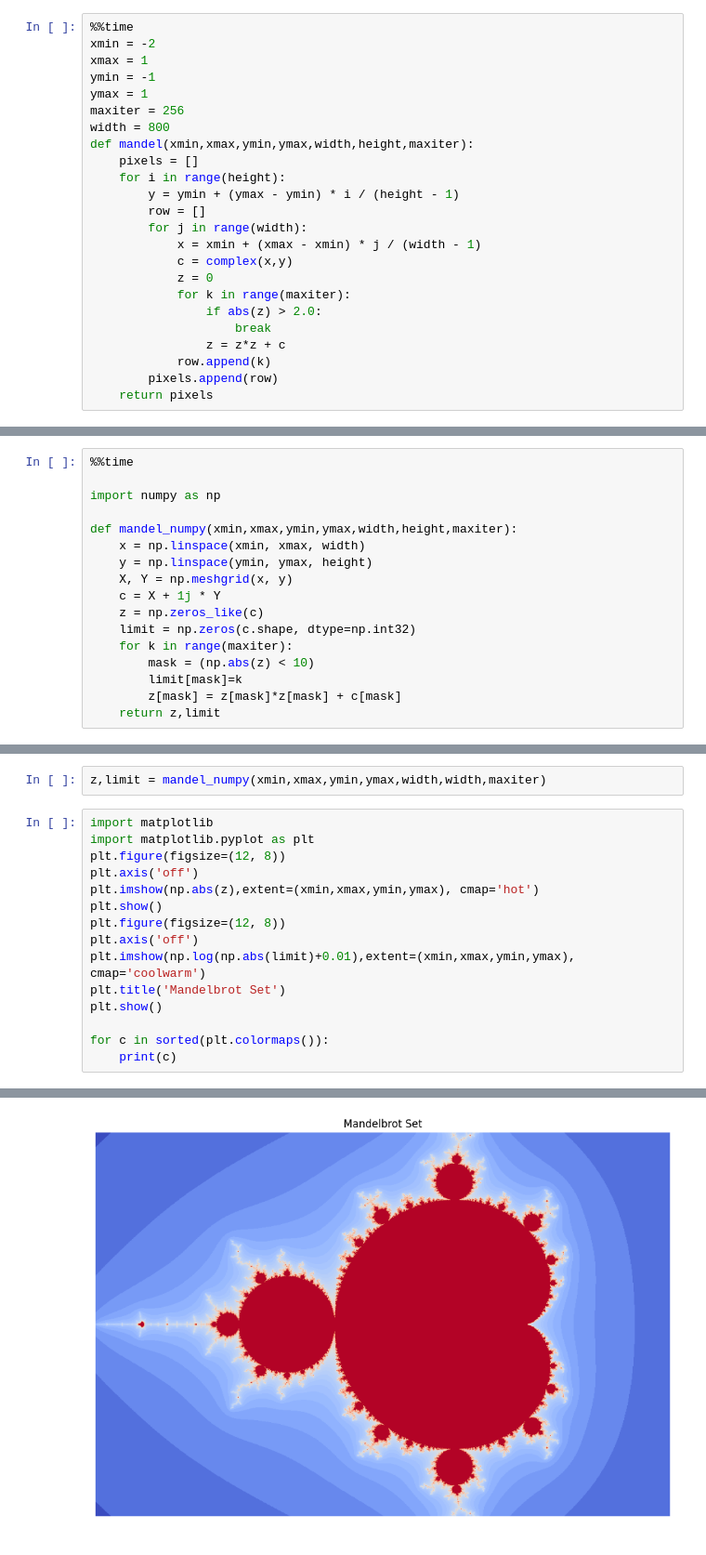
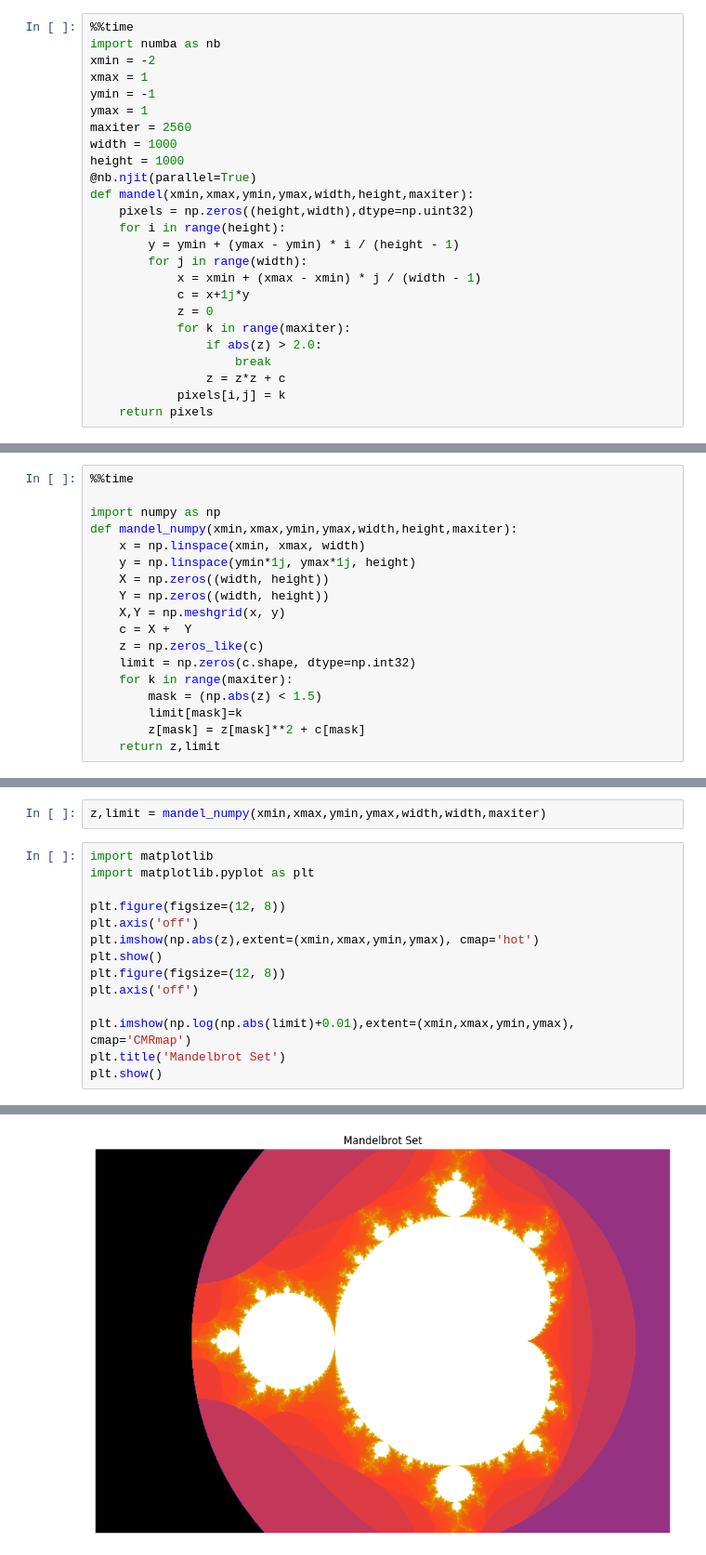
Before and after one commit to HelmutQualtinger/jp-playground, a Jupyter notebook: MyPlayGround.ipynb, the cells around one changed output, grey strips where cells are left out. Shown at 93% size. Saved outputs shown, nothing was run; the diff lists cells and outputs as text.

```diff
--- a/MyPlayGround.ipynb
+++ b/MyPlayGround.ipynb
@@ -2,26 +2,27 @@
 # My Playground
 # %%
 %%time
+import numba as nb
 xmin = -2
 xmax = 1
 ymin = -1
 ymax = 1
-maxiter = 256
-width = 800
+maxiter = 2560
+width = 1000
+height = 1000
+@nb.njit(parallel=True)
 def mandel(xmin,xmax,ymin,ymax,width,height,maxiter):
-    pixels = []
+    pixels = np.zeros((height,width),dtype=np.uint32)
     for i in range(height):
         y = ymin + (ymax - ymin) * i / (height - 1)
-        row = []
         for j in range(width):
             x = xmin + (xmax - xmin) * j / (width - 1)
-            c = complex(x,y)
+            c = x+1j*y
             z = 0
             for k in range(maxiter):
                 if abs(z) > 2.0:
                     break
                 z = z*z + c
-            row.append(k)
-        pixels.append(row)
+            pixels[i,j] = k
     return pixels
 # %% [output]
@@ -48,17 +51,18 @@ Wall time: 201 ms
 %%time
 
 import numpy as np
-
 def mandel_numpy(xmin,xmax,ymin,ymax,width,height,maxiter):
     x = np.linspace(xmin, xmax, width)
-    y = np.linspace(ymin, ymax, height)
-    X, Y = np.meshgrid(x, y)
-    c = X + 1j * Y
+    y = np.linspace(ymin*1j, ymax*1j, height)
+    X = np.zeros((width, height))
+    Y = np.zeros((width, height))
+    X,Y = np.meshgrid(x, y)
+    c = X +  Y
     z = np.zeros_like(c)
     limit = np.zeros(c.shape, dtype=np.int32)
     for k in range(maxiter):
-        mask = (np.abs(z) < 10)
+        mask = (np.abs(z) < 1.5)
         limit[mask]=k
-        z[mask] = z[mask]*z[mask] + c[mask]
+        z[mask] = z[mask]**2 + c[mask]
     return z,limit
 # %% [output]
@@ -69,16 +73,15 @@ z,limit = mandel_numpy(xmin,xmax,ymin,ymax,width,width,maxiter)
 # %%
 import matplotlib
 import matplotlib.pyplot as plt
+
 plt.figure(figsize=(12, 8))
 plt.axis('off')
 plt.imshow(np.abs(z),extent=(xmin,xmax,ymin,ymax), cmap='hot')
 plt.show()
 plt.figure(figsize=(12, 8))
 plt.axis('off')
-plt.imshow(np.log(np.abs(limit)+0.01),extent=(xmin,xmax,ymin,ymax), cmap='coolwarm')
+
+plt.imshow(np.log(np.abs(limit)+0.01),extent=(xmin,xmax,ymin,ymax), cmap='CMRmap')
 plt.title('Mandelbrot Set')
 plt.show()
-
-for c in sorted(plt.colormaps()):
-    print(c)
 # %% [output]
@@ -86 +89 @@ for c in sorted(plt.colormaps()):
-[figure, old version]
+[figure, new version]
```
Also changed, not shown: parts of 9 cells of this notebook.
